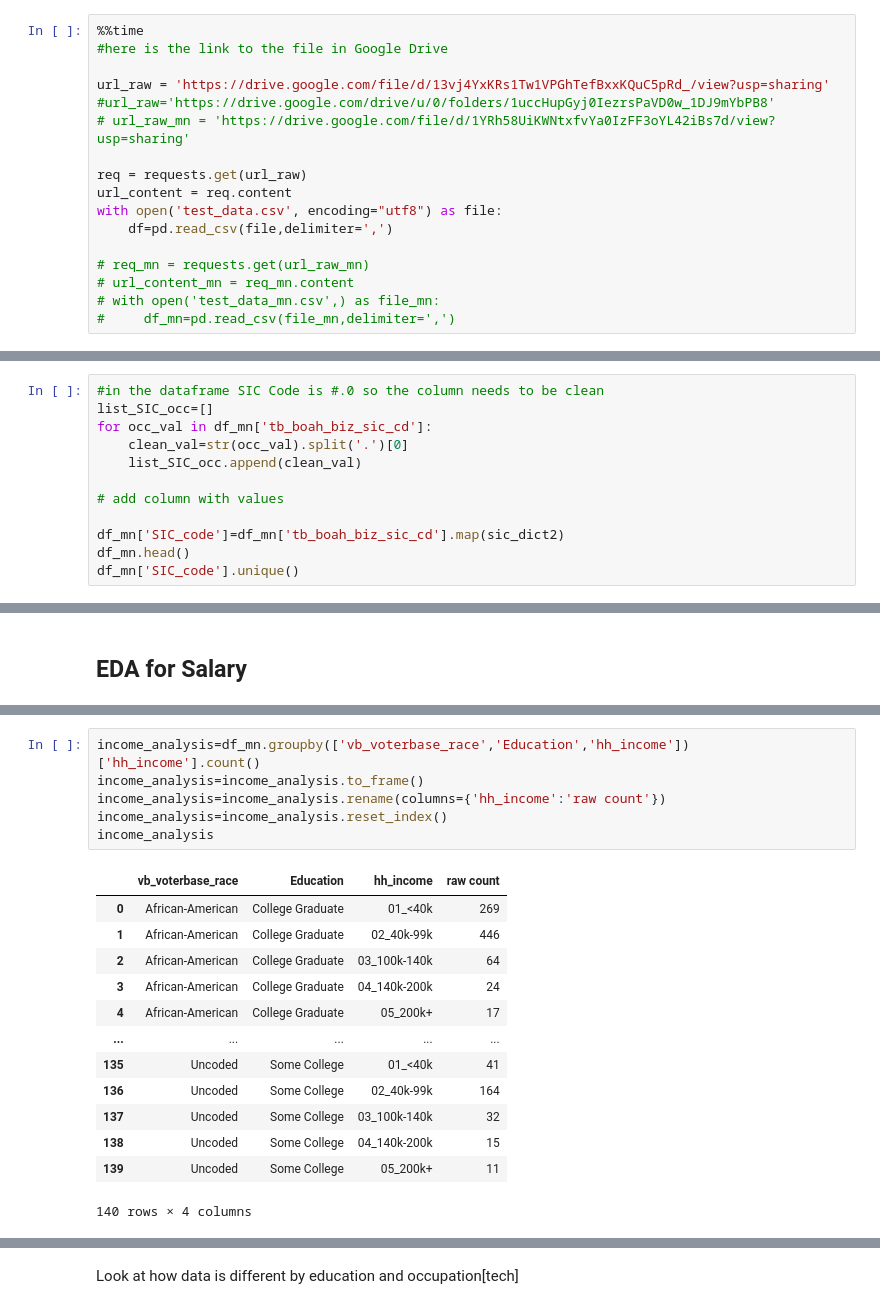
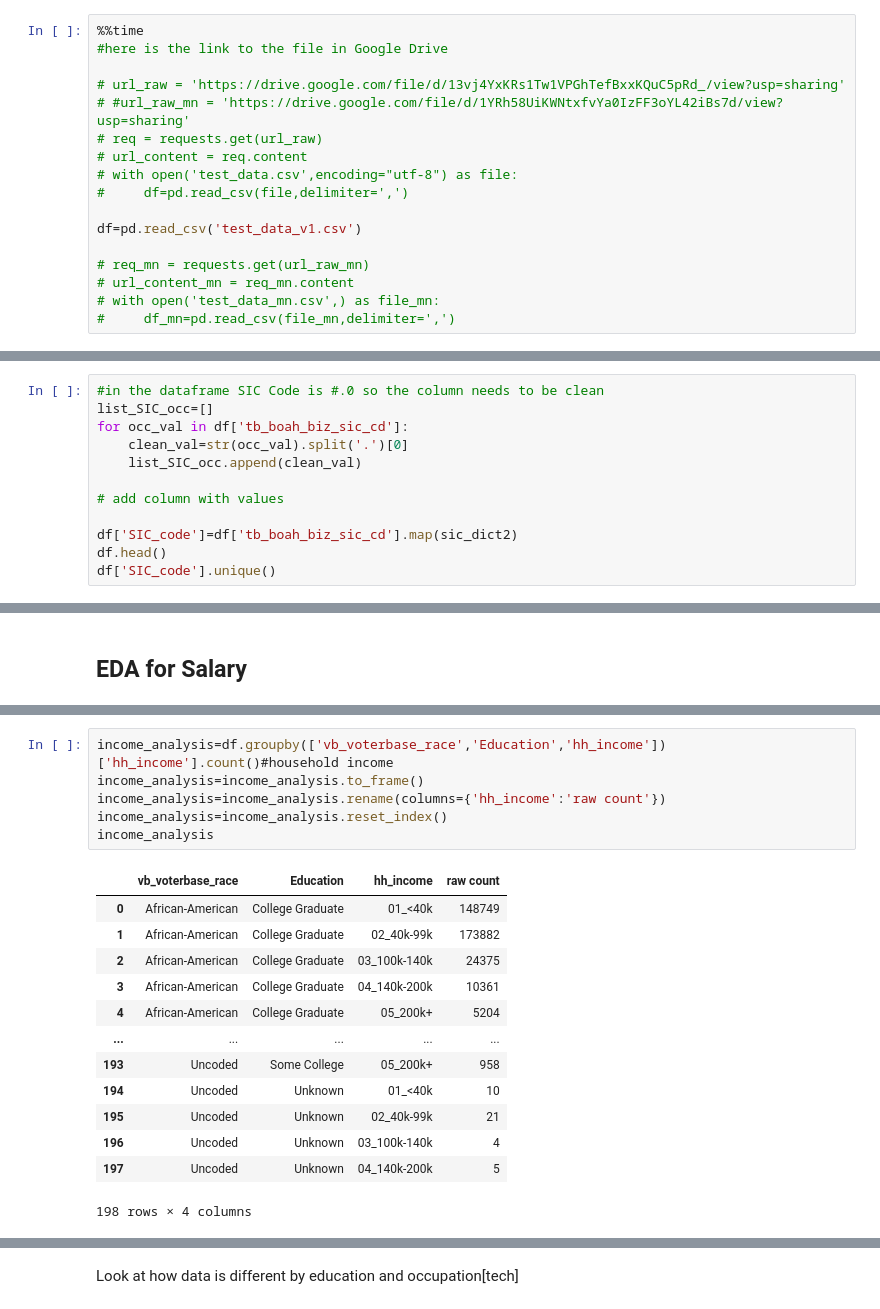
Before and after one commit to dscottdegeest/ds4a-team128-hcmaps, a Jupyter notebook: ds4a_team128_eda-MG EDA .ipynb, the cells around one changed output, grey strips where cells are left out. Cells and saved outputs as stored; diff of their text form.

```diff
--- a/ds4a_team128_eda-MG EDA .ipynb
+++ b/ds4a_team128_eda-MG EDA .ipynb
@@ -29,14 +30,14 @@ import dask as dd
 %%time
 #here is the link to the file in Google Drive
 
-url_raw = 'https://drive.google.com/file/d/13vj4YxKRs1Tw1VPGhTefBxxKQuC5pRd_/view?usp=sharing'
-#url_raw='https://drive.google.com/drive/u/0/folders/1uccHupGyj0IezrsPaVD0w_1DJ9mYbPB8'
-# url_raw_mn = 'https://drive.google.com/file/d/1YRh58UiKWNtxfvYa0IzFF3oYL42iBs7d/view?usp=sharing'
+# url_raw = 'https://drive.google.com/file/d/13vj4YxKRs1Tw1VPGhTefBxxKQuC5pRd_/view?usp=sharing'
+# #url_raw_mn = 'https://drive.google.com/file/d/1YRh58UiKWNtxfvYa0IzFF3oYL42iBs7d/view?usp=sharing'
+# req = requests.get(url_raw)
+# url_content = req.content
+# with open('test_data.csv',encoding="utf-8") as file:
+#     df=pd.read_csv(file,delimiter=',')
 
-req = requests.get(url_raw)
-url_content = req.content
-with open('test_data.csv', encoding="utf8") as file:
-    df=pd.read_csv(file,delimiter=',')
+df=pd.read_csv('test_data_v1.csv')
 
 # req_mn = requests.get(url_raw_mn)
 # url_content_mn = req_mn.content
@@ -143,12 +194,12 @@ sic_dict2
 # %%
 #in the dataframe SIC Code is #.0 so the column needs to be clean
 list_SIC_occ=[]
-for occ_val in df_mn['tb_boah_biz_sic_cd']:
+for occ_val in df['tb_boah_biz_sic_cd']:
     clean_val=str(occ_val).split('.')[0]
     list_SIC_occ.append(clean_val)
 
 # add column with values
 
-df_mn['SIC_code']=df_mn['tb_boah_biz_sic_cd'].map(sic_dict2)
-df_mn.head()
-df_mn['SIC_code'].unique()
+df['SIC_code']=df['tb_boah_biz_sic_cd'].map(sic_dict2)
+df.head()
+df['SIC_code'].unique()
@@ -359,22 +422,22 @@ array(['01_<40k', '05_200k+', '02_40k-99k', '03_100k-140k', nan,
 # %%
-income_analysis=df_mn.groupby(['vb_voterbase_race','Education','hh_income'])['hh_income'].count()
+income_analysis=df.groupby(['vb_voterbase_race','Education','hh_income'])['hh_income'].count()#household income
 income_analysis=income_analysis.to_frame()
 income_analysis=income_analysis.rename(columns={'hh_income':'raw count'})
 income_analysis=income_analysis.reset_index()
 income_analysis
 # %% [output]
 |  | vb_voterbase_race | Education | hh_income | raw count |
-| 0 | African-American | College Graduate | 01_<40k | 269 |
-| 1 | African-American | College Graduate | 02_40k-99k | 446 |
-| 2 | African-American | College Graduate | 03_100k-140k | 64 |
-| 3 | African-American | College Graduate | 04_140k-200k | 24 |
-| 4 | African-American | College Graduate | 05_200k+ | 17 |
+| 0 | African-American | College Graduate | 01_<40k | 148749 |
+| 1 | African-American | College Graduate | 02_40k-99k | 173882 |
+| 2 | African-American | College Graduate | 03_100k-140k | 24375 |
+| 3 | African-American | College Graduate | 04_140k-200k | 10361 |
+| 4 | African-American | College Graduate | 05_200k+ | 5204 |
 | ... | ... | ... | ... | ... |
-| 135 | Uncoded | Some College | 01_<40k | 41 |
-| 136 | Uncoded | Some College | 02_40k-99k | 164 |
-| 137 | Uncoded | Some College | 03_100k-140k | 32 |
-| 138 | Uncoded | Some College | 04_140k-200k | 15 |
-| 139 | Uncoded | Some College | 05_200k+ | 11 |
+| 193 | Uncoded | Some College | 05_200k+ | 958 |
+| 194 | Uncoded | Unknown | 01_<40k | 10 |
+| 195 | Uncoded | Unknown | 02_40k-99k | 21 |
+| 196 | Uncoded | Unknown | 03_100k-140k | 4 |
+| 197 | Uncoded | Unknown | 04_140k-200k | 5 |
-140 rows × 4 columns
+198 rows × 4 columns
 # %%
 #bar plot to analyze this data
```
Also changed, not shown: parts of 28 cells of this notebook, 3 other files.
